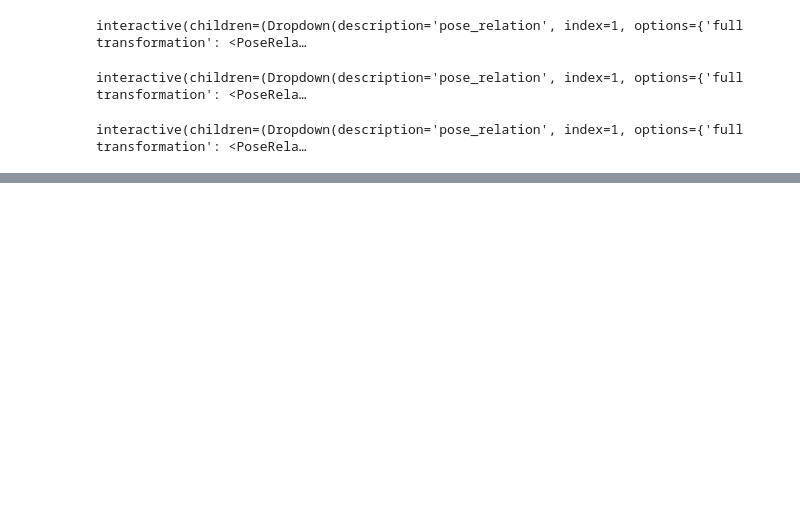
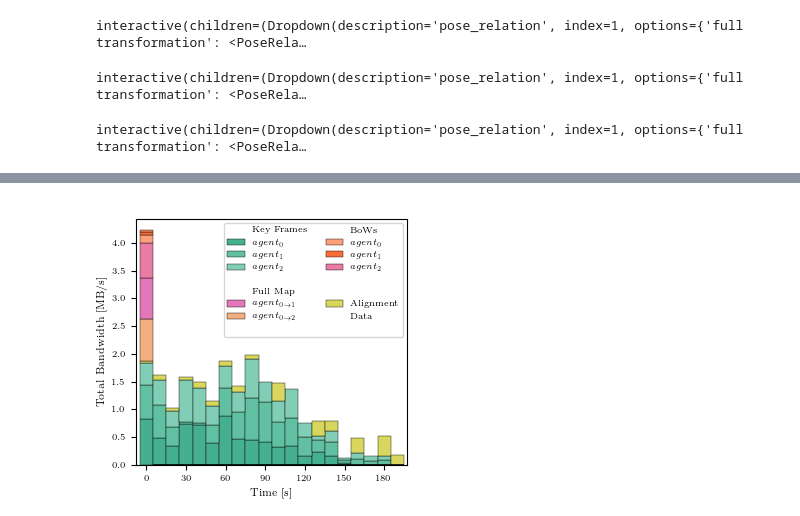
Before and after one commit to proroklab/DVM-SLAM, a Jupyter notebook: src/evaluation/evaluation.ipynb, the cells around one changed output, grey strips where cells are left out. Cells and saved outputs as stored; diff of their text form; code cells hidden in the pictures; blank space fills up the shorter version.

```diff
--- a/src/evaluation/evaluation.ipynb
+++ b/src/evaluation/evaluation.ipynb
@@ -78,7 +99,7 @@ for file in os.listdir(interfaces_dir):
     msg_text = Path(interfaces_dir + file).read_text()
     register_types(get_types_from_msg(msg_text, "interfaces/msg/"+file[:-4]))
 
-bag_name = "/home/joshuabird/Desktop/Apr7-MH-trajectorya"
+bag_name = "/home/joshuabird/Desktop/apr11_mh_trajectory_b"
 
 traj_ests = {}
 traj_refs = {}
@@ -88,7 +109,7 @@ with Rosbag2Reader(bag_name) as reader:
         traj_est = file_interface.read_bag_trajectory(reader, f"/robot{agent_id}/camera_pose", transform_to_root_tf_frame_id="/world", use_final_tf_state=True)
         traj_ref = file_interface.read_bag_trajectory(reader, f"/robot{agent_id}/ground_truth_pose")
 
-        traj_est.timestamps += 0.17
+        # traj_est.timestamps += 0.17
 
         traj_ests[agent_id] = traj_est
         traj_refs[agent_id] = traj_ref
@@ -305,3 +547,89 @@ interactive(children=(Dropdown(description='pose_relation', index=1, options={'f
+# %%
+topic_bw = bw_df_grouped[["compressed_mbps"]].droplevel(0, axis=1).sum().to_dict()
+sorted_topics = [k for k, v in sorted(topic_bw.items(), key=lambda item: -item[1])]
+# %%
+import colorsys
+
+def shift_lightness(rgb, shift_amount):
+    h, l, s = colorsys.rgb_to_hls(*rgb)
+
+    l = max(0, min(1, l + shift_amount))
+
+    r, g, b = colorsys.hls_to_rgb(h, l, s)
+
+    return (r, g, b)
+# %%
+from matplotlib import dates
+import seaborn as sns
+from matplotlib.colors import LinearSegmentedColormap
+from matplotlib import cm
+import matplotlib.lines as mlines
+
+color_palette = sns.color_palette('Set2', 120)
+
+
+fig, ax = plt.subplots(1, 1, figsize=[6.7/2, 3])
+plt.tight_layout()
+
+# bw_df_grouped_uncompressed = bw_df_grouped[['mbps']].droplevel(0, axis=1)
+# bw_df_grouped_uncompressed.columns = pd.CategoricalIndex(bw_df_grouped_uncompressed.columns.values, ordered=True, categories=sorted_topics)
+# bw_df_grouped_uncompressed = bw_df_grouped_uncompressed.sort_index(axis=1)
+# bw_df_grouped_uncompressed.plot(kind="bar", stacked=True, width=1, ax=axs[0])
+# axs[0].set_xticklabels([t if not i%5 else "" for i,t in enumerate(axs[0].get_xticklabels())], rotation=0)
+
+bw_df_grouped_compressed = bw_df_grouped[['compressed_mbps']].droplevel(0, axis=1)
+bw_df_grouped_compressed.columns = pd.CategoricalIndex(bw_df_grouped_compressed.columns.values, ordered=True, categories=sorted_topics)
+bw_df_grouped_compressed = bw_df_grouped_compressed.sort_index(axis=1)
+bw_df_grouped_compressed = bw_df_grouped_compressed.rename(columns=column_rename)
+# bw_df_grouped_compressed["$agent_{0\\to1}$ Full Map"] = bw_df_grouped_compressed["$agent_{0\\to1}$ Full Map"] + bw_df_grouped_compressed["$agent_{0\\to1}$ Full Map alt"]
+bw_df_grouped_compressed = bw_df_grouped_compressed.drop(columns=[
+    "Merge Info",
+    "$agent_0$ Camera Pose",
+    "$agent_1$ Camera Pose",
+    "$agent_2$ Camera Pose",
+    #"$agent_{0\\to1}$ Full Map alt"
+])
+
+order = [0,1,2,5,4,7,8,6,3] #apr11 tum a
+#order = [0,2,1,5,4,8,7,6,3] #apr11 mh b
+inverse_order = list(range(len(order)))
+for i, o in enumerate(order):
+    inverse_order[o] = i
+
+lightness_shift = 0.1
+colors = np.vstack((
+    shift_lightness(color_palette[0], -lightness_shift), shift_lightness(color_palette[0], 0), shift_lightness(color_palette[0], lightness_shift),
+    shift_lightness(color_palette[3], -lightness_shift), shift_lightness(color_palette[3], 0),
+    shift_lightness(color_palette[1], -lightness_shift), shift_lightness(color_palette[1], 0), shift_lightness(color_palette[1], lightness_shift),
+    shift_lightness(color_palette[5], 0)
+))
+colors = colors[inverse_order]
+cmap1 = LinearSegmentedColormap.from_list("my_colormap", colors)
+
+bw_df_grouped_compressed.plot(kind="bar", stacked=True, width=1, ax=ax, colormap=cmap1, edgecolor='black', linewidth=0.3)
+# bw_df_grouped_compressed.plot.area(ax=ax, colormap=cmap1)
+ax.set_xticklabels([round(float(t.get_text())) if not i%3 else "" for i,t in enumerate(ax.get_xticklabels())], rotation=0)
+ax.set_xticks([i for i in range(0, len(ax.get_xticks()), 3)])
+ax.set_ylabel("Total Bandwidth [MB/s]")
+ax.set_xlabel("Time [s]")
+
+handles, labels = plt.gca().get_legend_handles_labels()
+handles = [handles[idx] for idx in order]
+labels = [labels[idx] for idx in order]
+
+empty_handle = mlines.Line2D([], [], marker='None', linestyle='None')
+
+ax.legend([
+    empty_handle, handles[0], handles[1], handles[2],    empty_handle,    empty_handle, handles[3], handles[4], empty_handle,
+    empty_handle, handles[5], handles[6], handles[7],    empty_handle,    empty_handle, handles[8], empty_handle, empty_handle
+], [
+    "Key Frames", "$agent_0$", "$agent_1$", "$agent_2$",    "",    "Full Map", "$agent_{0\\to1}$", "$agent_{0\\to2}$", "",
+    "BoWs", "$agent_0$", "$agent_1$", "$agent_2$",          "",    "", "Alignment", "Data", ""
+], fontsize="xx-small", ncol=2)
+
+fig.savefig(f'figures_output/{bag_name.split("/")[-1]}_bandwith.pdf', bbox_inches='tight', dpi=300, pad_inches=0.01)
+# %% [output]
+[figure, added]
 # %%
 from rosbags.rosbag2 import Writer as Rosbag2Writer
 from rclpy.serialization import serialize_message
```
Also changed, not shown: parts of 34 cells of this notebook.
